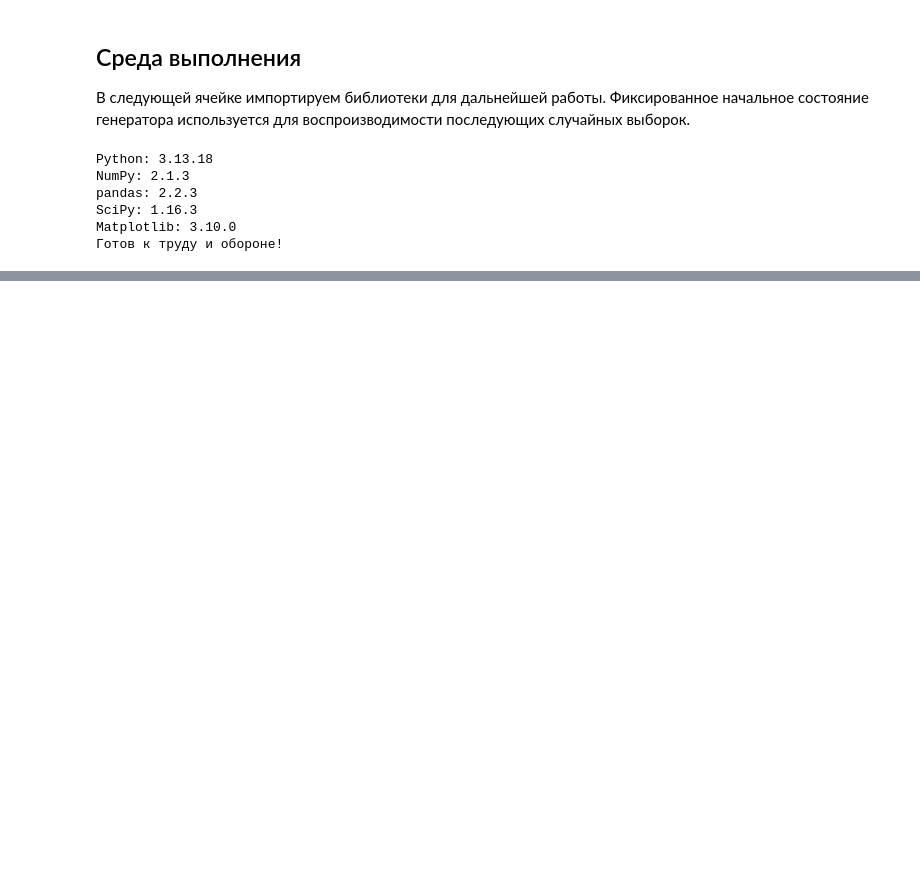
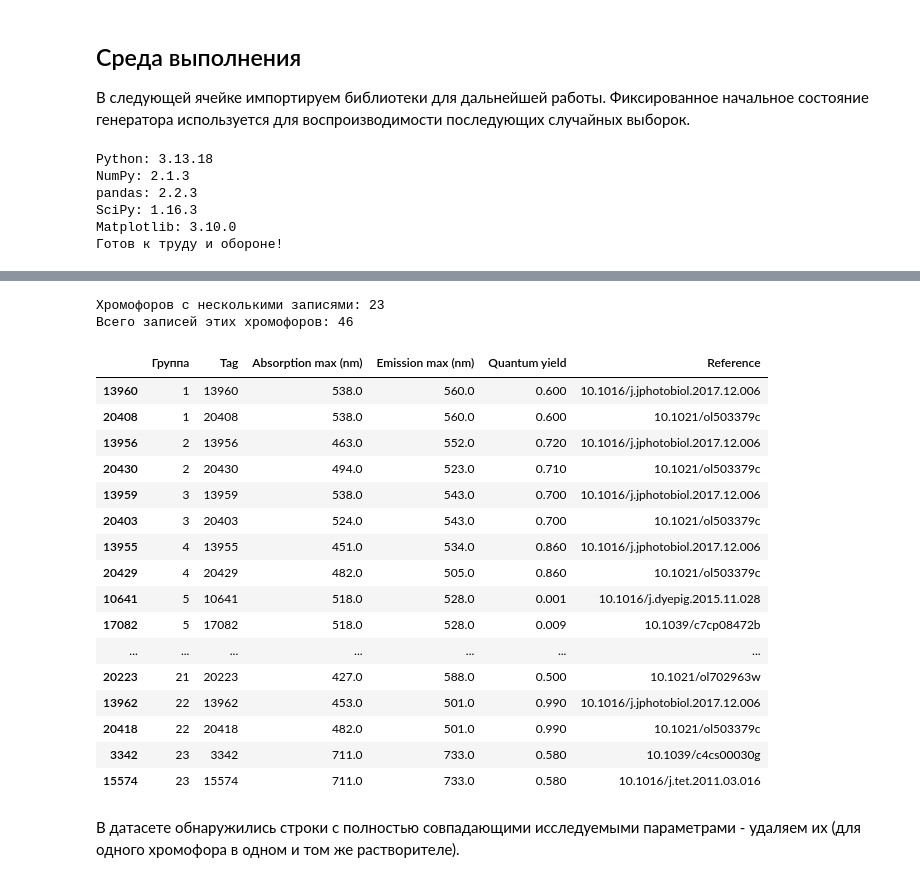
Before and after one commit to mdtokarev/App-Stat-Lab01, a Jupyter notebook: AppStatLab01.ipynb, the cells around one changed output, grey strips where cells are left out. Drawn from its saved outputs; the diff is of its cells as text; code cells hidden in the pictures; blank space fills up the shorter version.

Commit message:
Подготовлена выборка данных хромофоров в дихлорметане.

```diff
--- a/AppStatLab01.ipynb
+++ b/AppStatLab01.ipynb
@@ -51,0 +193,47 @@ Matplotlib: 3.10.0
+# %%
+# keep=False отмечает ВСЕ строки повторяющихся хромофоров
+repeated_mask = data.duplicated(
+    subset="Chromophore",
+    keep=False,
+)
+
+repeated_data = data.loc[repeated_mask].copy()
+
+print(
+    "Хромофоров с несколькими записями:",
+    repeated_data["Chromophore"].nunique(),
+)
+print("Всего записей этих хромофоров:", len(repeated_data))
+
+# Присваиваем группам короткие номера для удобства просмотра
+repeated_data["Группа"] = (
+    repeated_data.groupby("Chromophore", sort=True).ngroup() + 1
+)
+
+display(
+    repeated_data.sort_values(["Группа", "Tag"])[
+        ["Группа", "Tag", *TARGETS, "Reference"]
+    ]
+)
+# %% [output]
+Хромофоров с несколькими записями: 23
+Всего записей этих хромофоров: 46
+|  | Группа | Tag | Absorption max (nm) | Emission max (nm) | Quantum yield | Reference |
+| 13960 | 1 | 13960 | 538.0 | 560.0 | 0.600 | 10.1016/j.jphotobiol.2017.12.006 |
+| 20408 | 1 | 20408 | 538.0 | 560.0 | 0.600 | 10.1021/ol503379c |
+| 13956 | 2 | 13956 | 463.0 | 552.0 | 0.720 | 10.1016/j.jphotobiol.2017.12.006 |
+| 20430 | 2 | 20430 | 494.0 | 523.0 | 0.710 | 10.1021/ol503379c |
+| 13959 | 3 | 13959 | 538.0 | 543.0 | 0.700 | 10.1016/j.jphotobiol.2017.12.006 |
+| 20403 | 3 | 20403 | 524.0 | 543.0 | 0.700 | 10.1021/ol503379c |
+| 13955 | 4 | 13955 | 451.0 | 534.0 | 0.860 | 10.1016/j.jphotobiol.2017.12.006 |
+| 20429 | 4 | 20429 | 482.0 | 505.0 | 0.860 | 10.1021/ol503379c |
+| 10641 | 5 | 10641 | 518.0 | 528.0 | 0.001 | 10.1016/j.dyepig.2015.11.028 |
+| 17082 | 5 | 17082 | 518.0 | 528.0 | 0.009 | 10.1039/c7cp08472b |
+| ... | ... | ... | ... | ... | ... | ... |
+| 20223 | 21 | 20223 | 427.0 | 588.0 | 0.500 | 10.1021/ol702963w |
+| 13962 | 22 | 13962 | 453.0 | 501.0 | 0.990 | 10.1016/j.jphotobiol.2017.12.006 |
+| 20418 | 22 | 20418 | 482.0 | 501.0 | 0.990 | 10.1021/ol503379c |
+| 3342 | 23 | 3342 | 711.0 | 733.0 | 0.580 | 10.1039/c4cs00030g |
+| 15574 | 23 | 15574 | 711.0 | 733.0 | 0.580 | 10.1016/j.tet.2011.03.016 |
+# %% [markdown]
+В датасете обнаружились строки с полностью совпадающими исследуемыми параметрами - удаляем их (для одного хромофора в одном и том же растворителе).
```
Also changed, not shown: parts of 13 cells of this notebook.
